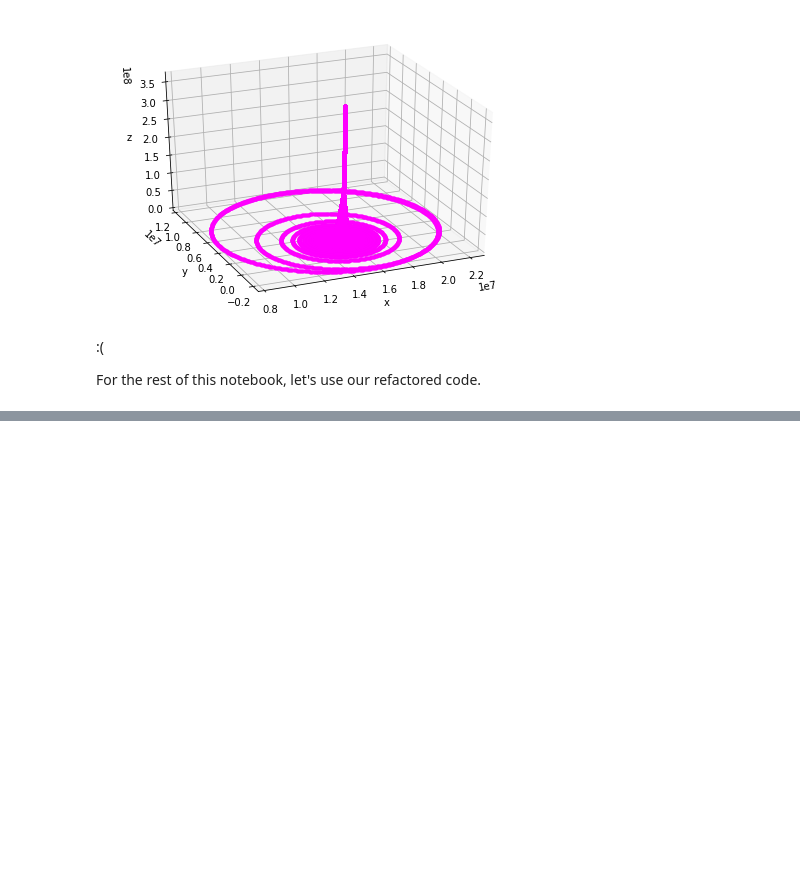
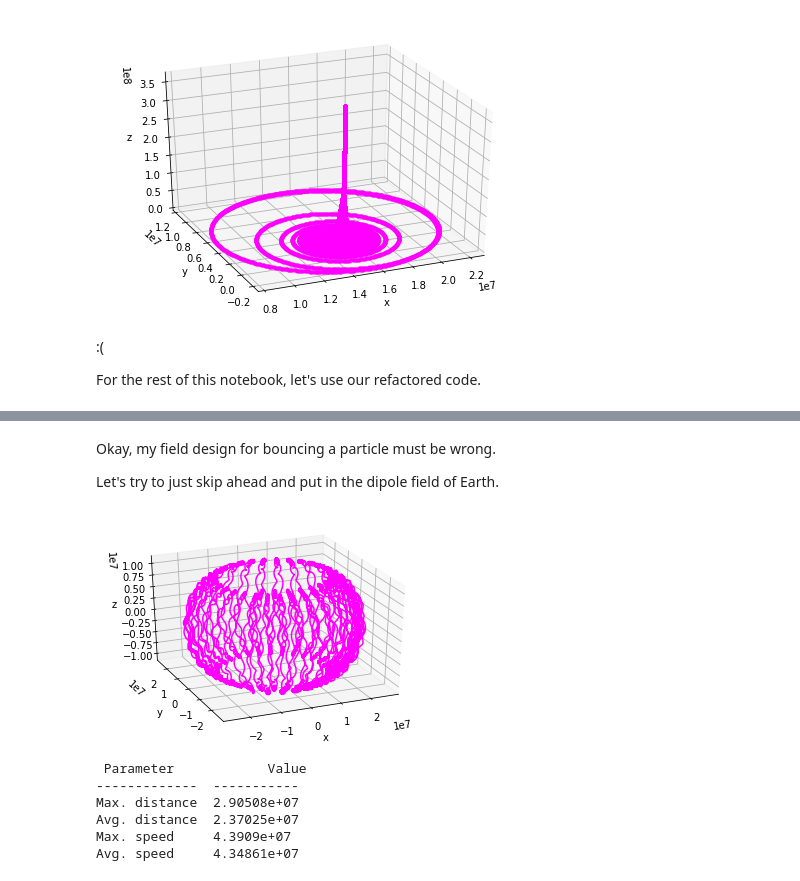
Before and after one commit to sgango/Y1-Project, a Jupyter notebook: ntbks/7_bounce.ipynb, the cells around one changed output, grey strips where cells are left out. Cells and saved outputs as stored; diff of their text form; code cells hidden in the pictures; blank space fills up the shorter version.

```diff
--- a/ntbks/7_bounce.ipynb
+++ b/ntbks/7_bounce.ipynb
@@ -429,0 +435,44 @@ ValueError: Axis limits cannot be NaN or Inf
+# %% [markdown]
+Okay, my field design for bouncing a particle must be wrong.
+
+Let's try to just skip ahead and put in the dipole field of Earth.
+# %%
+import y1project as pj
+import numpy as np
+
+# PARAMETERS
+r0 = [2.6e7,0, 0]  # initial position
+v0 = [0, 2.2e7, 3.8e7]  # initial velocity
+q = pj.e  # charge
+m = pj.m_pr  # mass
+h = 0.002  # step size
+end = 100  # t-value to stop integration
+size = [np.inf, np.inf, np.inf]  # simulation dimensions
+
+def B_field(r):
+    """Returns the components of the magnetic
+    field, given a 3D position vector."""
+    # EARTH'S DIPOLE FIELD
+    x, y, z = r[0], r[1], r[2]
+    B0 = 3.1e-5
+    Re = 6.4e6
+    scale =  (-B0 * Re**3) / np.linalg.norm(r)**5
+    return [scale*3*x*z, scale*3*y*z, scale*(2*z*z -x*x- y*y)]
+
+def E_field(r):
+    """Returns the components of the electric
+    field, given a 3D position vector."""
+    return [0,0,0]
+
+r, v = pj.rk4(pj.lorentz, r0, v0, h, end, E_field, B_field, q, m, size)
+pj.plot_or_anim(r, int((end/h)/100), *pj.plotsetup(r), anim=False)
+pj.printout(r, v)
+# pj.textout(r, v)
+# %% [output]
+[figure, added]
+ Parameter            Value
+-------------  -----------
+Max. distance  2.90508e+07
+Avg. distance  2.37025e+07
+Max. speed     4.3909e+07
+Avg. speed     4.34861e+07
```
Also changed, not shown: parts of 1 cell of this notebook.
